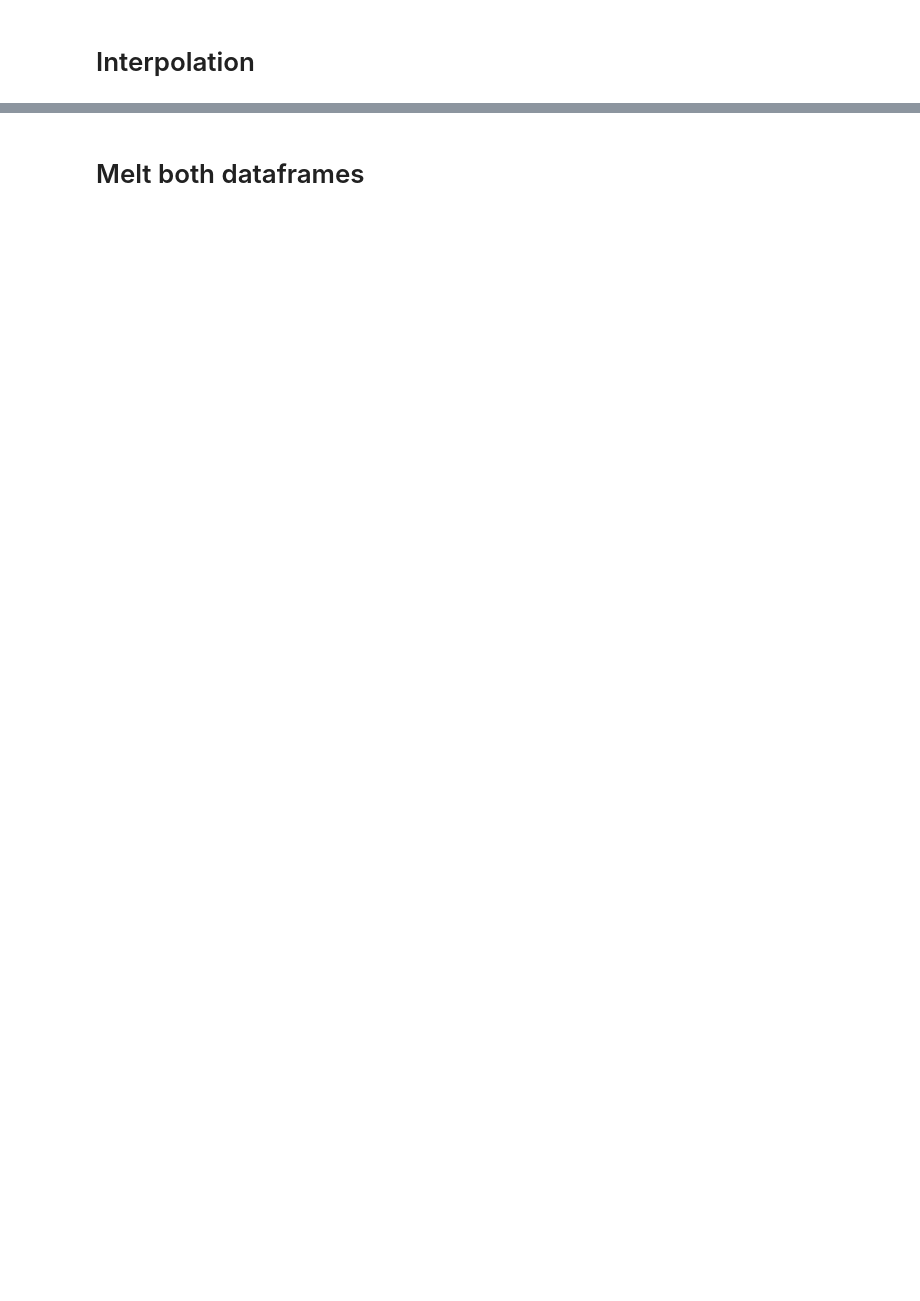
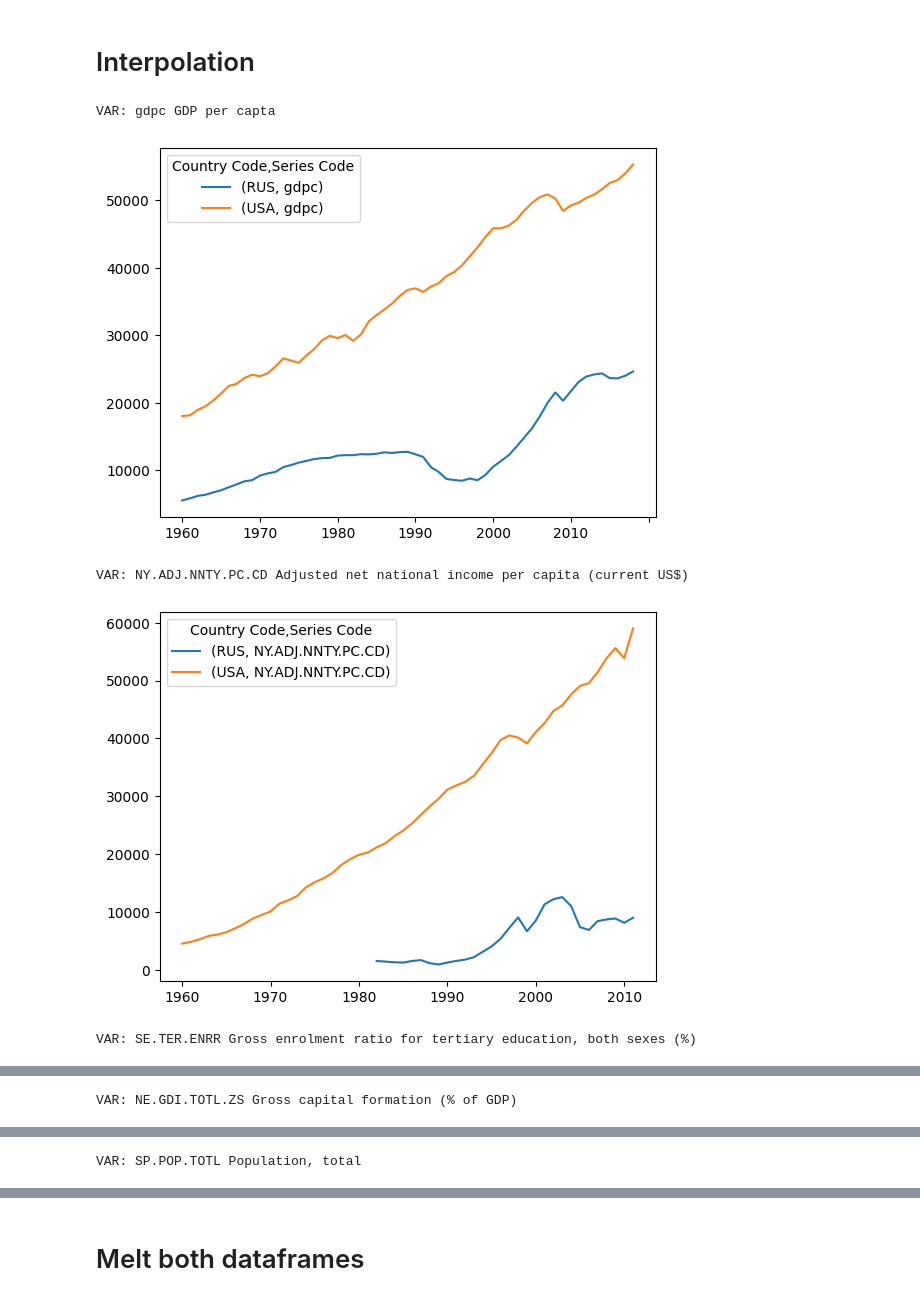
Before and after one commit to AcacioTelechi/economic-devlopment-class, a Jupyter notebook: treat_data.ipynb, the cells around one changed output, grey strips where cells are left out. Cells and saved outputs as stored; diff of their text form; code cells hidden in the pictures; blank space fills up the shorter version.

```diff
--- a/treat_data.ipynb
+++ b/treat_data.ipynb
@@ -8,11 +8,26 @@ import matplotlib.pyplot as plt
 # Get data
 # %%
 files = os.listdir('./data')
+# %%
+selected = files
 # %%
 df_raw = pd.DataFrame()
 
 for file in files:
-    new_df = pd.read_excel('./data/' + file)
-    df_raw = pd.concat([df_raw, new_df])
+    if file in selected:
+        new_df = pd.read_excel('./data/' + file)
+        df_raw = pd.concat([df_raw, new_df])
+# %%
+df_mdp = r"D:\OneDrive\UFPR\00.Economia\Disciplinas\4.1 - Desenvolvimento Econômico\Relatórios\Dados\mpd2020.xlsx"
+
+df_mdp = pd.read_excel(df_mdp, sheet_name="Full data")
+
+df_mdp = df_mdp.pivot_table(index="countrycode", values="gdppc", columns="year")
+df_mdp = (
+    df_mdp[range(1960, 2019)]
+    .reset_index()
+    .rename({"countrycode": "Country Code"}, axis=1)
+)
+df_mdp["Series Code"] = "gdpc"
 # %% [markdown]
 # Treat data
@@ -35,5 +65,9 @@ df = df.dropna(subset=years, how="all")
 
 df = df.drop_duplicates(['Country Code', 'Series Code'], keep='last')
 
-# df = df.reindex(sorted(df.columns), axis=1).set_index(["Country Code", "Series Code"])
+df = df[['Series Code', 'Country Code', *list(range(1960, 2019))]]
+
+
+# ADD MDP
+df_raw_t = pd.concat([df, df_mdp])
 # %%
@@ -58,15 +110,19 @@ df = df.iloc[:, :63]
 # %%
 df_interpolated = df.infer_objects(copy=False).interpolate(axis=1,limit_direction='both')
 # %%
-var = 'BAR.NOED.15UP.ZS'
-
 for var in vars:
 
-    print('\n\nVAR:', var)
+    print('\n\nVAR:', f"{var} {vars.get(var)}")
     df_plot = df.filter(regex=var,axis=0)
 
     df_plot.T.plot()
 
-    df_interpolated.filter(regex=var,axis=0).T.plot()
+    # df_interpolated.filter(regex=var,axis=0).T.plot()
 
     plt.show()
+# %% [output]
+VAR: gdpc GDP per capta
+[figure, added]
+VAR: NY.ADJ.NNTY.PC.CD Adjusted net national income per capita (current US$)
+[figure, added]
+VAR: SE.TER.ENRR Gross enrolment ratio for tertiary education, both sexes (%)
@@ -72,0 +130 @@ for var in vars:
+VAR: NE.GDI.TOTL.ZS Gross capital formation (% of GDP)
@@ -72,0 +132 @@ for var in vars:
+VAR: SP.POP.TOTL Population, total
```
Also changed, not shown: parts of 3 cells of this notebook.
